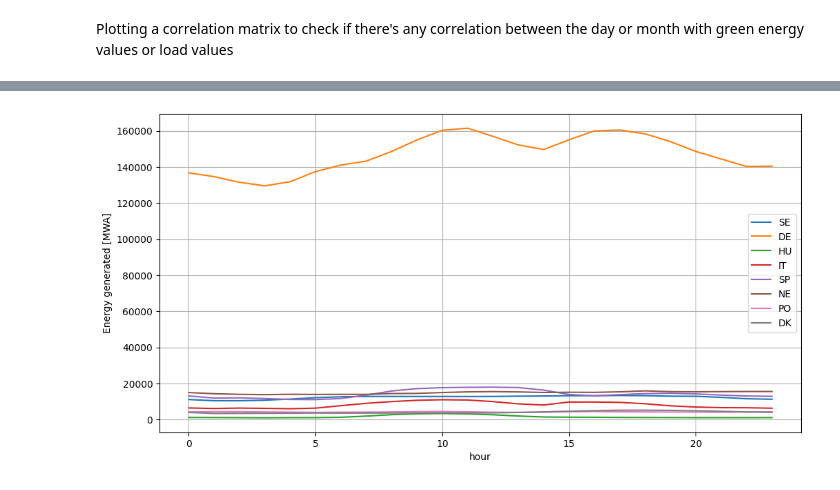
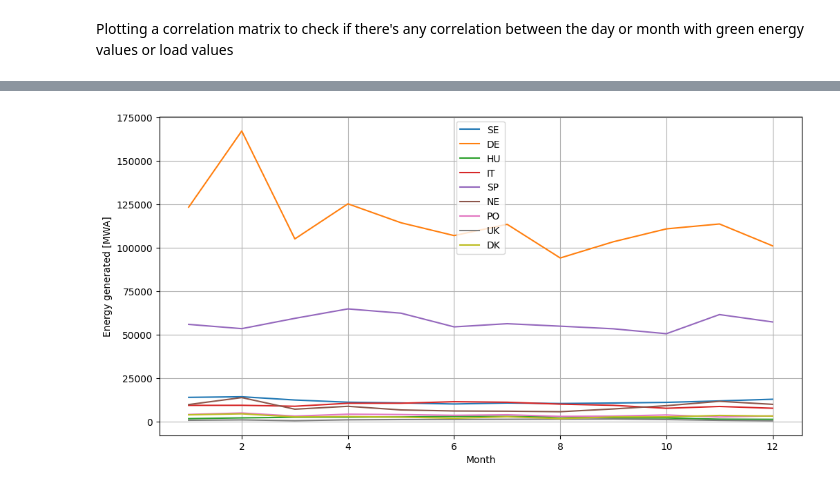
Before and after one commit to s-matke/eco-forecast, a Jupyter notebook: src/clean_data.ipynb, the cells around one changed output, grey strips where cells are left out. Cells and saved outputs as stored; diff of their text form; code cells hidden in the pictures.

```diff
--- a/src/clean_data.ipynb
+++ b/src/clean_data.ipynb
@@ -143,18 +179,18 @@ sb.heatmap(corrMatrix, annot=True)
 # %%
 plt.figure(figsize=(12, 6))
 for reg in REGION_CODES:
     if f'green_energy_{reg}' not in list(df.columns):
         continue
-    df.groupby(['hour'])[f'green_energy_{reg}'].mean().plot(label=reg, legend=True)
+    df.groupby(['month'])[f'green_energy_{reg}'].mean().plot(label=reg, legend=True)
     # df.groupby(['hour'])['green_energy_SE'].mean().plot(label='SE', legend=True)
     # df.groupby(['hour'])['green_energy_DE'].mean().plot(label='DE', legend=True)
     # df.groupby(['hour'])['green_energy_HU'].mean().plot(label='HU', legend=True)
 plt.grid()
-plt.xlabel('hour')
+plt.xlabel('Month')
 plt.ylabel('Energy generated [MWA]')
 plt.show()
 # %% [output]
-[figure, old version]
+[figure, new version]
 # %%
 plt.figure(figsize=(12, 6))
 plt.plot(df['green_energy_HU'])
```
Also changed, not shown: parts of 46 cells of this notebook, 9 other files.
